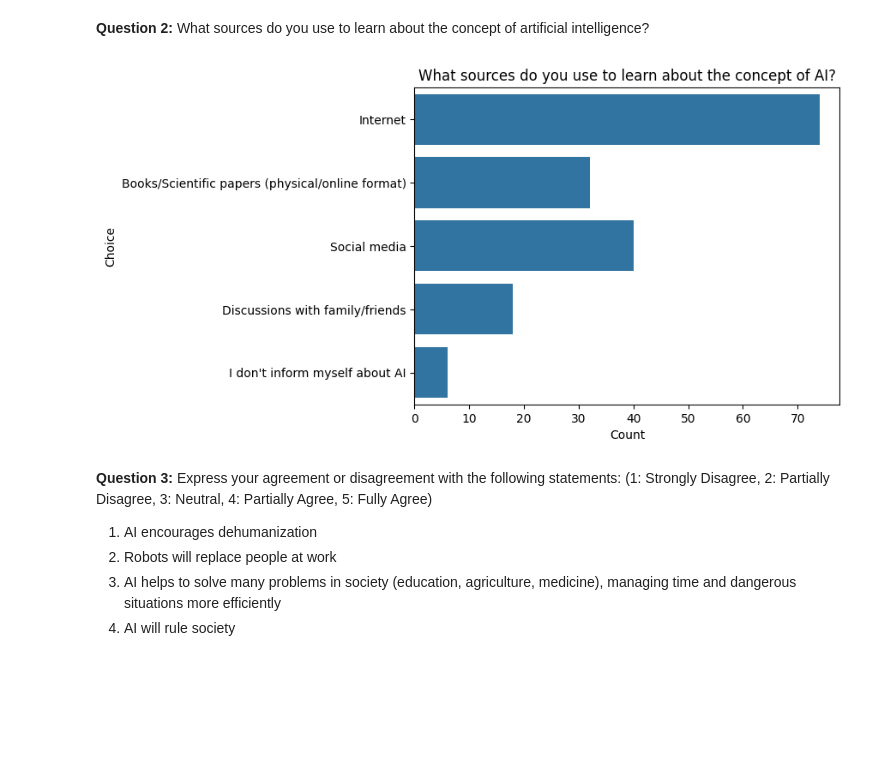
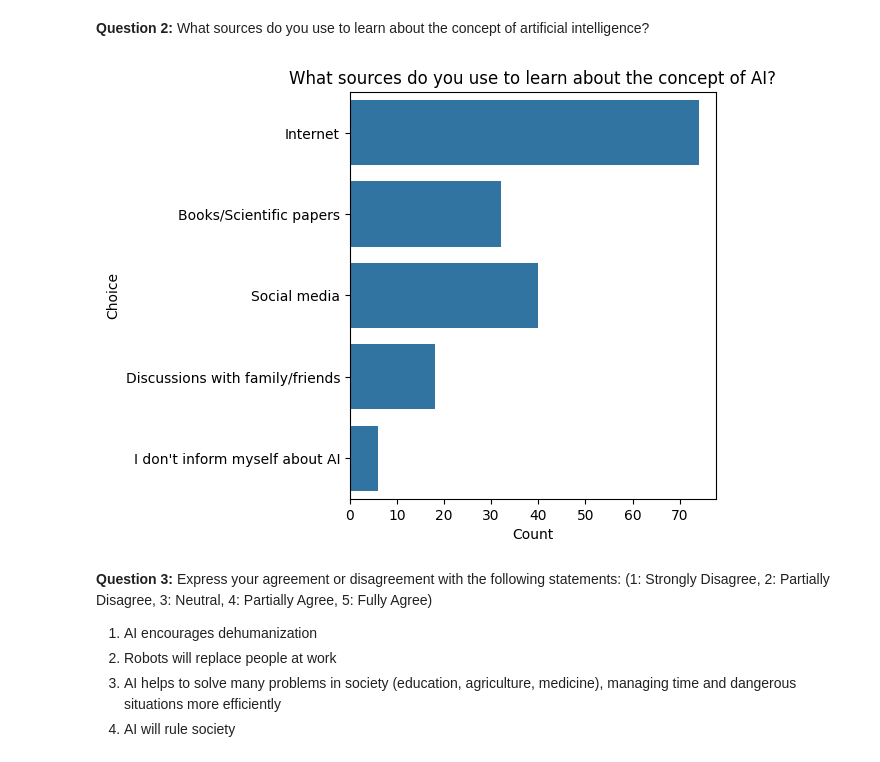
Before and after one commit to AndrejFinki/S7.IRP, a Jupyter notebook: src/dataset_1.ipynb, the cells around one changed output. Drawn from its saved outputs; the diff is of its cells as text; code cells hidden in the pictures; blank space fills up the shorter version.

Commit message:
Add a tight layout to some graphs

```diff
--- a/src/dataset_1.ipynb
+++ b/src/dataset_1.ipynb
@@ -71,8 +71,8 @@ def generate_barplot( data, title = "" ):
         x = 'Count'
     )
 
+    matplotlib.pyplot.tight_layout()
     matplotlib.pyplot.title( title )
-
     matplotlib.pyplot.show()
 # %% [markdown]
 **Question 1:** On a scale of 1 to 10, how informed do you think you are about the concept of artificial intelligence? (1-not informed at all, 10-extremely informed)
@@ -92,9 +92,10 @@ Name: Q1.AI_knowledge, dtype: float64
 # %% [markdown]
 **Question 2:** What sources do you use to learn about the concept of artificial intelligence?
 # %%
-generate_barplot( survey['Q2.AI_sources'], "What sources do you use to learn about the concept of AI?" )
+survey['Q2.AI_sources_short'] = survey['Q2.AI_sources'].apply( lambda x: x.replace( "Books/Scientific papers (physical/online format)", "Books/Scientific papers" ) )
+generate_barplot( survey['Q2.AI_sources_short'], "What sources do you use to learn about the concept of AI?" )
 # %% [output]
-[figure, old version]
+[figure, new version]
 # %% [markdown]
 **Question 3:** Express your agreement or disagreement with the following statements: (1: Strongly Disagree, 2: Partially Disagree, 3: Neutral, 4: Partially Agree, 5: Fully Agree)
 
```
Also changed, not shown: parts of 1 cell of this notebook, 1 other file.
